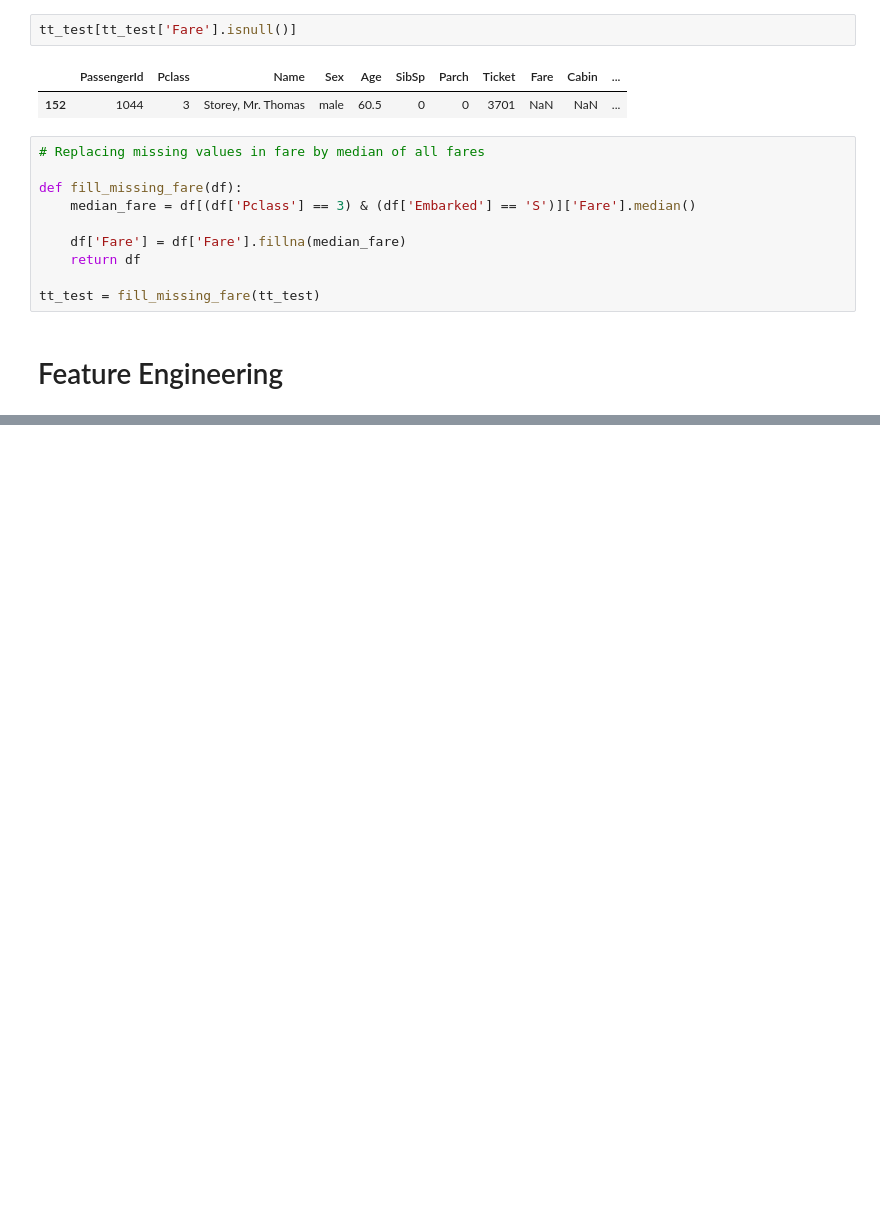
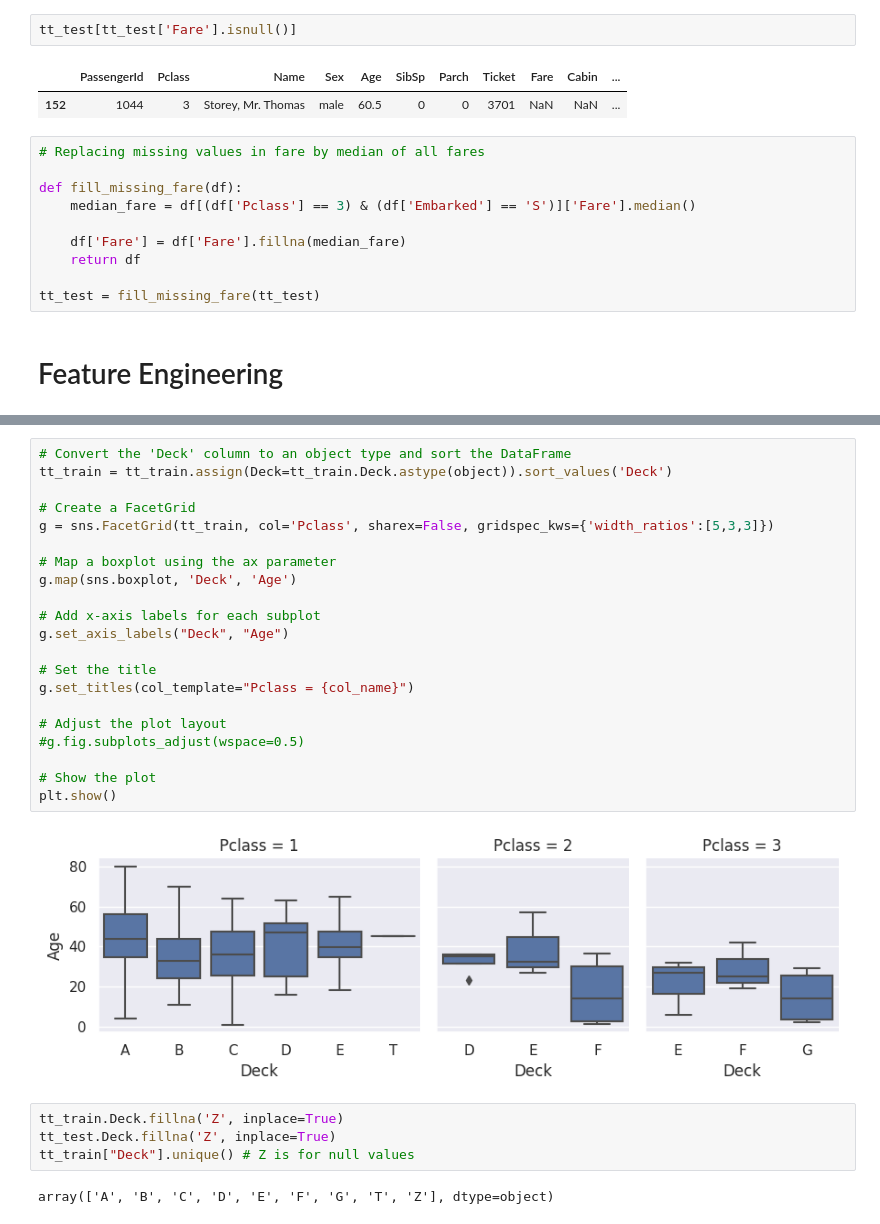
Before and after one commit to AltafUddin18/Titanic-Survival-Prediction, a Jupyter notebook: titanic-survival-prediction.ipynb, the cells around one changed output, grey strips where cells are left out. Cells and saved outputs as stored; diff of their text form; blank space fills up the shorter version.

```diff
--- a/titanic-survival-prediction.ipynb
+++ b/titanic-survival-prediction.ipynb
@@ -369,0 +390,29 @@ tt_test = fill_missing_fare(tt_test)
+# %%
+# Convert the 'Deck' column to an object type and sort the DataFrame
+tt_train = tt_train.assign(Deck=tt_train.Deck.astype(object)).sort_values('Deck')
+
+# Create a FacetGrid
+g = sns.FacetGrid(tt_train, col='Pclass', sharex=False, gridspec_kws={'width_ratios':[5,3,3]})
+
+# Map a boxplot using the ax parameter
+g.map(sns.boxplot, 'Deck', 'Age')
+
+# Add x-axis labels for each subplot
+g.set_axis_labels("Deck", "Age")
+
+# Set the title
+g.set_titles(col_template="Pclass = {col_name}")
+
+# Adjust the plot layout
+#g.fig.subplots_adjust(wspace=0.5)
+
+# Show the plot
+plt.show()
+# %% [output]
+[figure, added]
+# %%
+tt_train.Deck.fillna('Z', inplace=True)
+tt_test.Deck.fillna('Z', inplace=True)
+tt_train["Deck"].unique() # Z is for null values
+# %% [output]
+array(['A', 'B', 'C', 'D', 'E', 'F', 'G', 'T', 'Z'], dtype=object)
```
Also changed, not shown: parts of 11 cells of this notebook.
